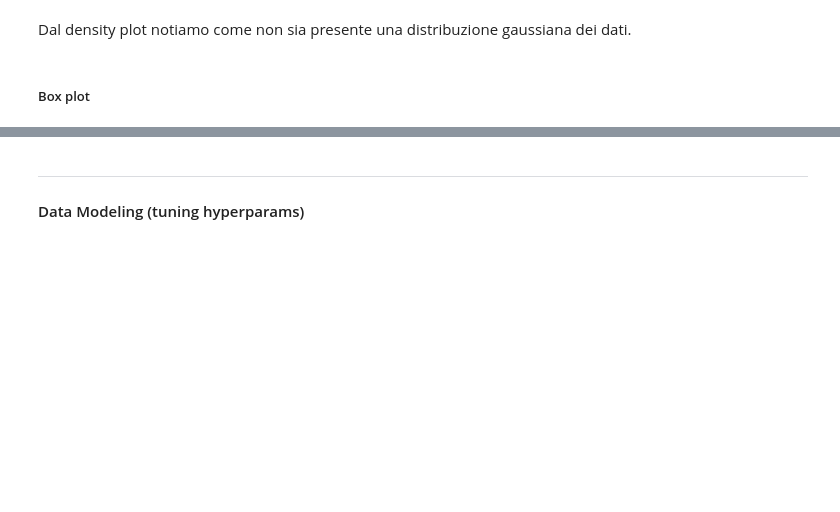
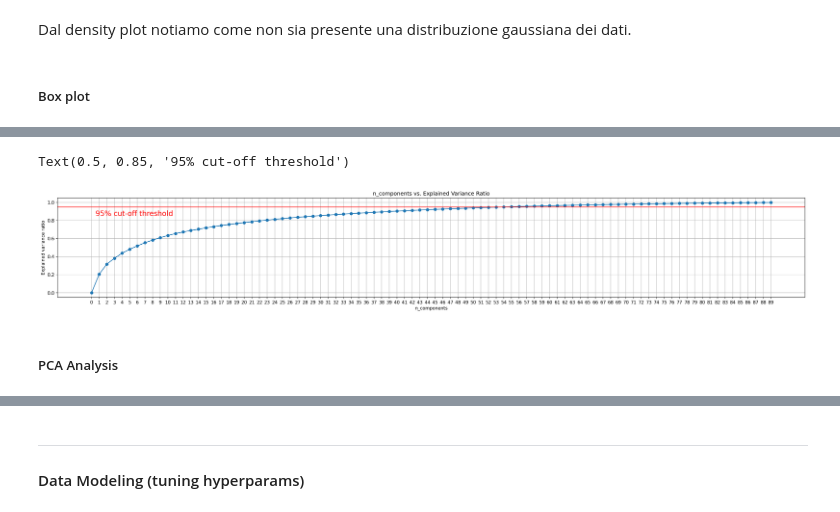
Before and after one commit to gabM27/audio-track-year-recognizer, a Jupyter notebook: TrainingModule/main.ipynb, the cells around one changed output, grey strips where cells are left out. Drawn from its saved outputs; the diff is of its cells as text; code cells hidden in the pictures; blank space fills up the shorter version.

```diff
--- a/TrainingModule/main.ipynb
+++ b/TrainingModule/main.ipynb
@@ -341,0 +529,6 @@ Valutare **Normalizzazione**: vedeondo la distribuzione non gaussiana, opterei p
+# %%
+
+# X sono le feature (variabili indipendenti), y è la colonna target
+# 90% training set - 10% validation set
+seed=89
+X_train, X_val, y_train, y_val = train_test_split(X, y, test_size=0.1, random_state=seed,stratify=y)
@@ -344,0 +671,26 @@ Valutare **Normalizzazione**: vedeondo la distribuzione non gaussiana, opterei p
+# %%
+num_columns = X_scaled.shape[1]
+nums = np.arange(num_columns)
+# %%
+var_ratio = []
+for num in nums:
+  pca = decomposition.PCA(n_components=num)
+  pca.fit(X_scaled)
+  var_ratio.append(np.sum(pca.explained_variance_ratio_))
+# %%
+#Dalla Figura si nota come la linea di cutoff del 95% interseca il valore della X nella colonna 51/52
+plt.figure(figsize=(30,4),dpi=150)
+plt.grid()
+plt.plot(nums,var_ratio,marker='o')
+plt.xlabel('n_components')
+plt.xticks(np.arange(0,90,1))
+plt.ylabel('Explained variance ratio')
+plt.title('n_components vs. Explained Variance Ratio')
+#linea di cutoff del 95%
+plt.axhline(y=0.95, color='r', linestyle='-')
+plt.text(0.5, 0.85, '95% cut-off threshold', color = 'red', fontsize=16)
+# %% [output]
+Text(0.5, 0.85, '95% cut-off threshold')
+[figure, added]
+# %% [markdown]
+##### PCA Analysis
```
Also changed, not shown: parts of 90 cells of this notebook.
